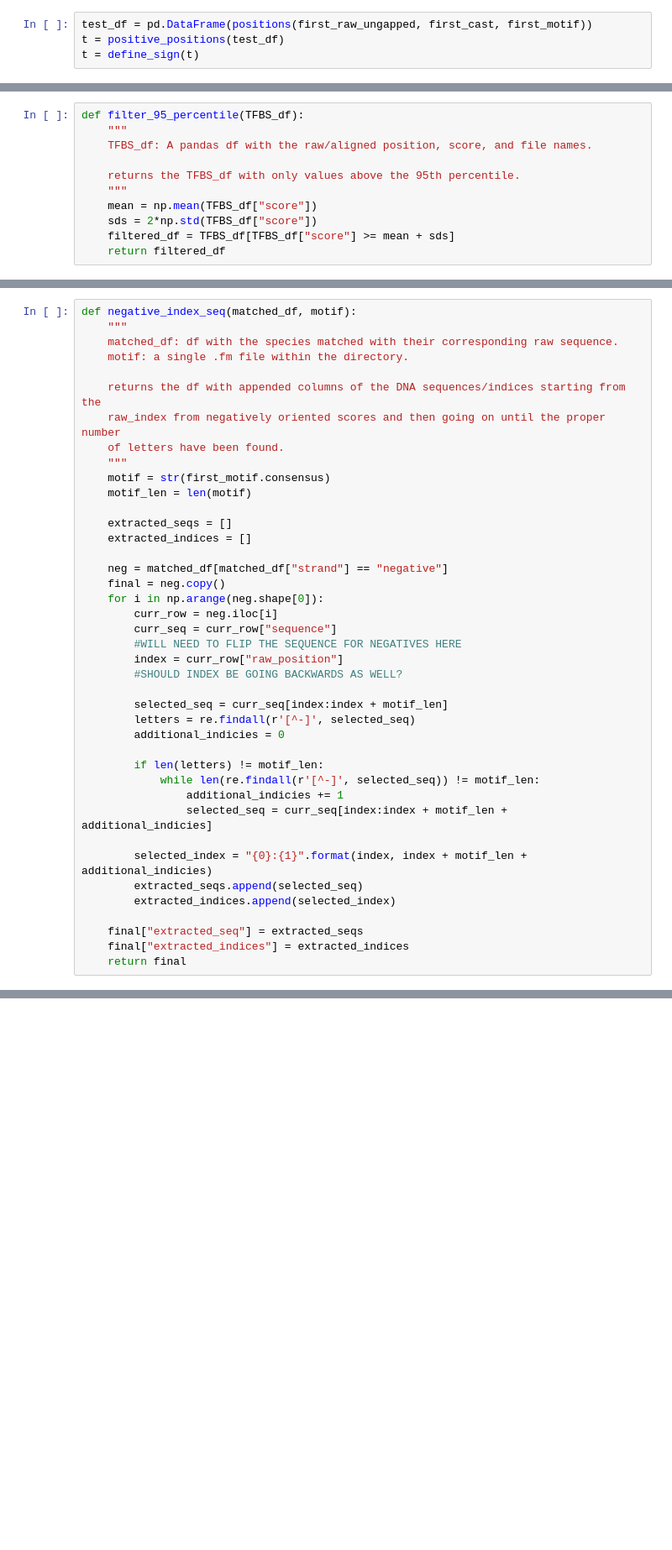
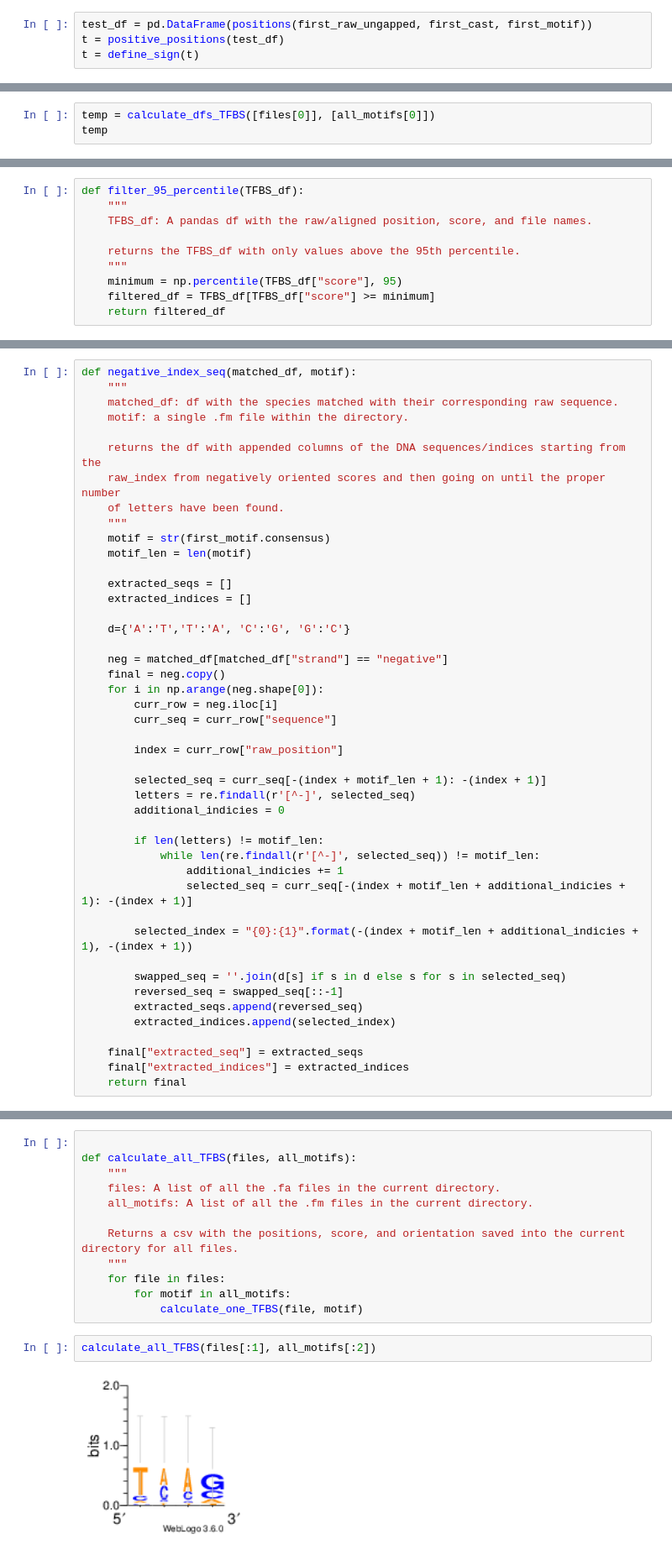
Before and after one commit to DiscoveryDNA/map_motif, a Jupyter notebook: code/Motif_Scoring_and_Extraction.ipynb, the cells around one changed output, grey strips where cells are left out. Shown at 84% size. Saved outputs shown, nothing was run; the diff lists cells and outputs as text; blank space fills up the shorter version.

Commit message:
Added in stripplot visualization & example output
Edited the negative sequence extraction. Added a stripplot visualization along with motif sequence logo.

```diff
--- a/code/Motif_Scoring_and_Extraction.ipynb
+++ b/code/Motif_Scoring_and_Extraction.ipynb
@@ -286,0 +274,3 @@ Taking the dfs that come from the "caluclate_all_TFBS" function to locate and th
+# %%
+temp = calculate_dfs_TFBS([files[0]], [all_motifs[0]])
+temp
@@ -291,7 +287,6 @@ def filter_95_percentile(TFBS_df):
 
     returns the TFBS_df with only values above the 95th percentile.
     """
-    mean = np.mean(TFBS_df["score"])
-    sds = 2*np.std(TFBS_df["score"])
-    filtered_df = TFBS_df[TFBS_df["score"] >= mean + sds]
+    minimum = np.percentile(TFBS_df["score"], 95)
+    filtered_df = TFBS_df[TFBS_df["score"] >= minimum]
     return filtered_df
@@ -395,26 +374,30 @@ def negative_index_seq(matched_df, motif):
     extracted_seqs = []
     extracted_indices = []
 
+    d={'A':'T','T':'A', 'C':'G', 'G':'C'}
+
     neg = matched_df[matched_df["strand"] == "negative"]
     final = neg.copy()
     for i in np.arange(neg.shape[0]):
         curr_row = neg.iloc[i]
         curr_seq = curr_row["sequence"]
-        #WILL NEED TO FLIP THE SEQUENCE FOR NEGATIVES HERE
+
         index = curr_row["raw_position"]
-        #SHOULD INDEX BE GOING BACKWARDS AS WELL?
 
-        selected_seq = curr_seq[index:index + motif_len]
+        selected_seq = curr_seq[-(index + motif_len + 1): -(index + 1)]
         letters = re.findall(r'[^-]', selected_seq)
         additional_indicies = 0
 
         if len(letters) != motif_len:
             while len(re.findall(r'[^-]', selected_seq)) != motif_len:
                 additional_indicies += 1
-                selected_seq = curr_seq[index:index + motif_len + additional_indicies]
+                selected_seq = curr_seq[-(index + motif_len + additional_indicies + 1): -(index + 1)]
 
-        selected_index = "{0}:{1}".format(index, index + motif_len + additional_indicies)
-        extracted_seqs.append(selected_seq)
+        selected_index = "{0}:{1}".format(-(index + motif_len + additional_indicies + 1), -(index + 1))
+
+        swapped_seq = ''.join(d[s] if s in d else s for s in selected_seq)
+        reversed_seq = swapped_seq[::-1]
+        extracted_seqs.append(reversed_seq)
         extracted_indices.append(selected_index)
 
     final["extracted_seq"] = extracted_seqs
@@ -509,0 +478,16 @@ tt.to_csv('example.csv', sep='\t')
+# %%
+
+def calculate_all_TFBS(files, all_motifs):
+    """
+    files: A list of all the .fa files in the current directory.
+    all_motifs: A list of all the .fm files in the current directory.
+
+    Returns a csv with the positions, score, and orientation saved into the current directory for all files.
+    """
+    for file in files:
+        for motif in all_motifs:
+            calculate_one_TFBS(file, motif)
+# %%
+calculate_all_TFBS(files[:1], all_motifs[:2])
+# %% [output]
+[figure, added]
```
Also changed, not shown: parts of 27 cells of this notebook, 1 other file.
